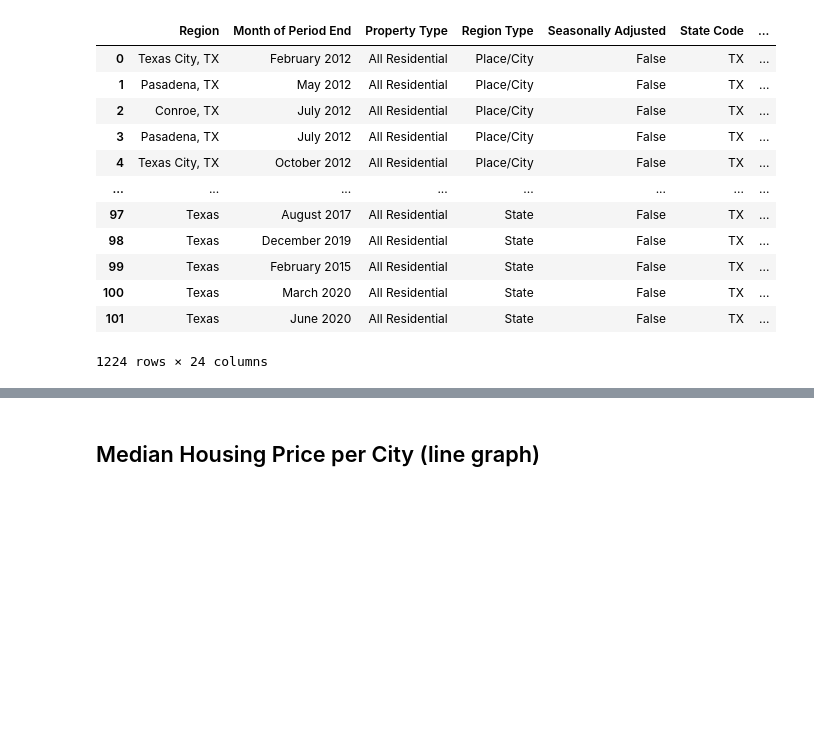
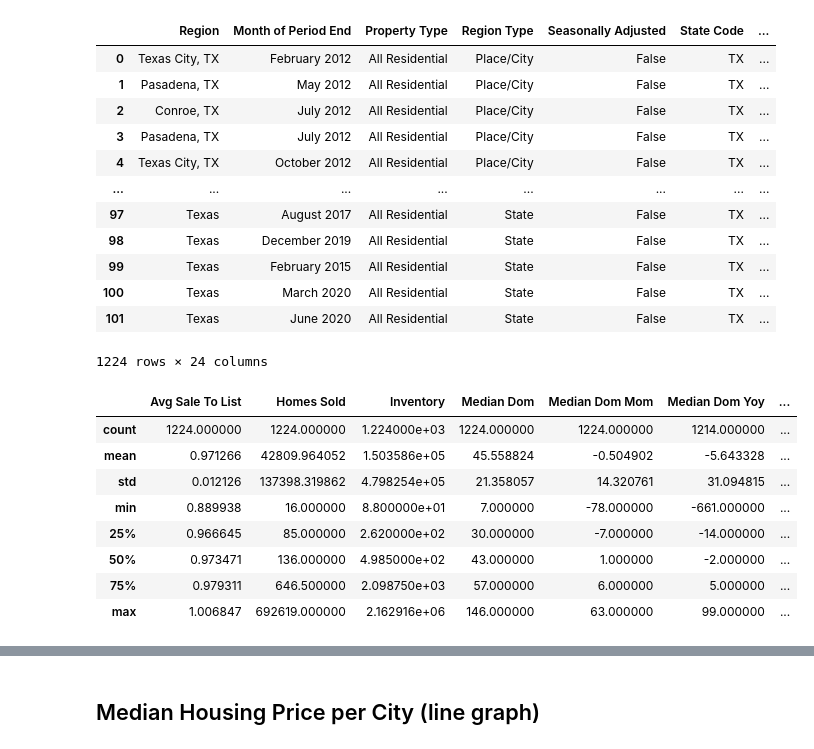
Before and after one commit to andresocorro/project_1, a Jupyter notebook: src_files/HousintMarket.ipynb, the cells around one changed output, grey strips where cells are left out. Saved outputs shown, nothing was run; the diff lists cells and outputs as text; code cells hidden in the pictures; blank space fills up the shorter version.

```diff
--- a/src_files/HousintMarket.ipynb
+++ b/src_files/HousintMarket.ipynb
@@ -44,3 +47,15 @@ housing_df
 | 100 | Texas | March 2020 | All Residential | State | False | TX | ... |
 | 101 | Texas | June 2020 | All Residential | State | False | TX | ... |
 1224 rows × 24 columns
+# %%
+housing_df.describe()
+# %% [output]
+|  | Avg Sale To List | Homes Sold | Inventory | Median Dom | Median Dom Mom | Median Dom Yoy | ... |
+| count | 1224.000000 | 1224.000000 | 1.224000e+03 | 1224.000000 | 1224.000000 | 1214.000000 | ... |
+| mean | 0.971266 | 42809.964052 | 1.503586e+05 | 45.558824 | -0.504902 | -5.643328 | ... |
+| std | 0.012126 | 137398.319862 | 4.798254e+05 | 21.358057 | 14.320761 | 31.094815 | ... |
+| min | 0.889938 | 16.000000 | 8.800000e+01 | 7.000000 | -78.000000 | -661.000000 | ... |
+| 25% | 0.966645 | 85.000000 | 2.620000e+02 | 30.000000 | -7.000000 | -14.000000 | ... |
+| 50% | 0.973471 | 136.000000 | 4.985000e+02 | 43.000000 | 1.000000 | -2.000000 | ... |
+| 75% | 0.979311 | 646.500000 | 2.098750e+03 | 57.000000 | 6.000000 | 5.000000 | ... |
+| max | 1.006847 | 692619.000000 | 2.162916e+06 | 146.000000 | 63.000000 | 99.000000 | ... |
```
Also changed, not shown: parts of 3 cells of this notebook.
